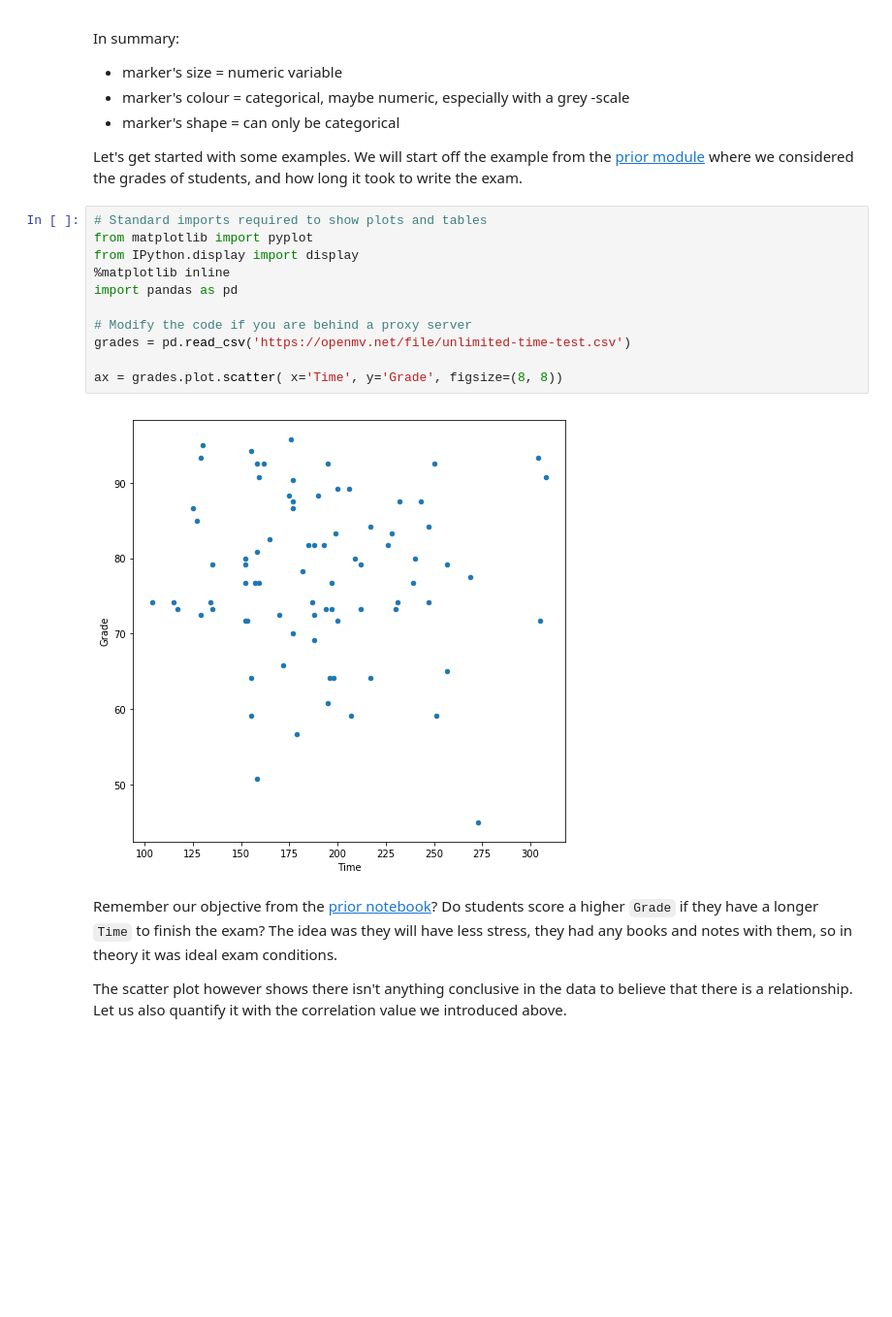
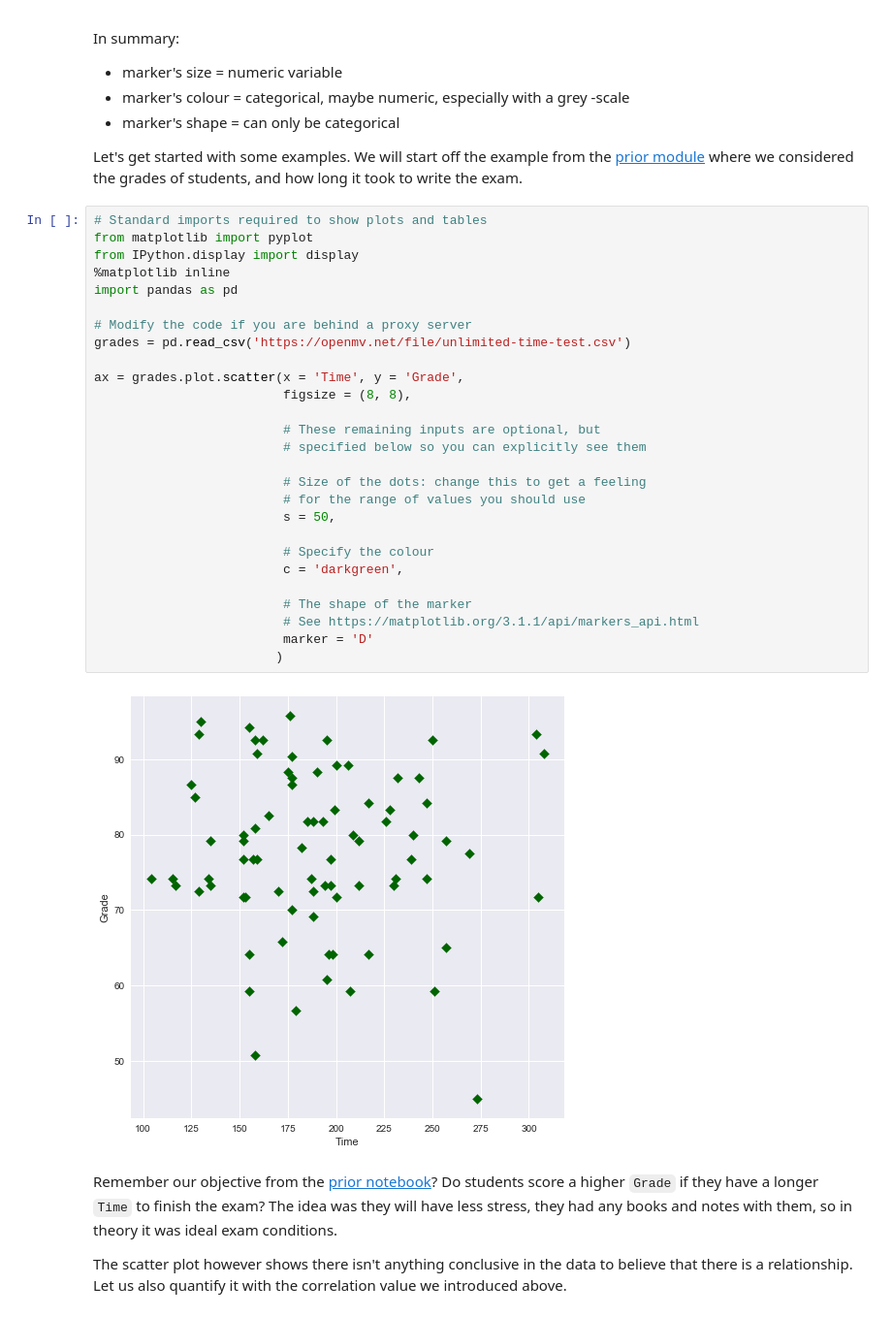
Before and after one commit to kgdunn/python-basic-notebooks, a Jupyter notebook: Module-10-interactive.ipynb, the cells around one changed output. Shown at 97% size. Saved outputs shown, nothing was run; the diff lists cells and outputs as text; blank space fills up the shorter version.

```diff
--- a/Module-10-interactive.ipynb
+++ b/Module-10-interactive.ipynb
@@ -490,16 +490,32 @@ Let's get started with some examples. We will start off the example from the [pr
 # %%
 # Standard imports required to show plots and tables
 from matplotlib import pyplot
 from IPython.display import display
 %matplotlib inline
 import pandas as pd
 
 # Modify the code if you are behind a proxy server
 grades = pd.read_csv('https://openmv.net/file/unlimited-time-test.csv')
 
-ax = grades.plot.scatter( x='Time', y='Grade', figsize=(8, 8))
+ax = grades.plot.scatter(x = 'Time', y = 'Grade',
+                         figsize = (8, 8),
+
+                         # These remaining inputs are optional, but
+                         # specified below so you can explicitly see them
+
+                         # Size of the dots: change this to get a feeling
+                         # for the range of values you should use
+                         s = 50,
+
+                         # Specify the colour
+                         c = 'darkgreen',
+
+                         # The shape of the marker
+                         # See https://matplotlib.org/3.1.1/api/markers_api.html
+                         marker = 'D'
+                        )
 # %% [output]
-[figure, old version]
+[figure, new version]
 # %% [markdown]
 Remember our objective from the [prior notebook](https://yint.org/pybasic09#Histograms)? Do students score a higher `Grade` if they have a longer `Time` to finish the exam? The idea was they will have less stress, they had any books and notes with them, so in theory it was ideal exam conditions.
 
```
Also changed, not shown: parts of 17 cells of this notebook.
